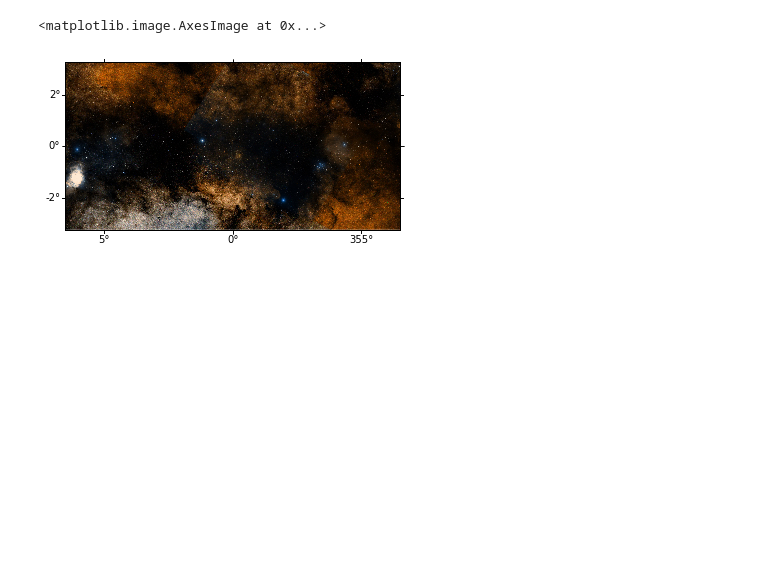
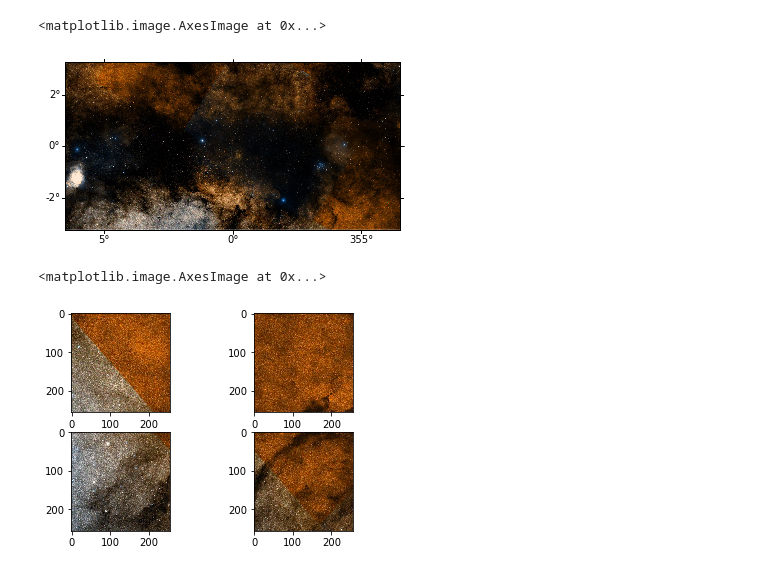
Before and after one commit to adl1995/HIPS-to-Py, a Jupyter notebook: examples/Tile distortion issue - Fix.ipynb, the cells around one changed output. Saved outputs shown, nothing was run; the diff lists cells and outputs as text; code cells hidden in the pictures; blank space fills up the shorter version.

```diff
--- a/examples/Tile distortion issue - Fix.ipynb
+++ b/examples/Tile distortion issue - Fix.ipynb
@@ -28,0 +34,9 @@ ax.imshow(painter.image, origin='lower', cmap='gray')
+# %%
+f, axarr = plt.subplots(2,2)
+axarr[0,0].imshow(painter.tiles[1].children[0].data)
+axarr[0,1].imshow(painter.tiles[1].children[1].data)
+axarr[1,0].imshow(painter.tiles[1].children[2].data)
+axarr[1,1].imshow(painter.tiles[1].children[3].data)
+# %% [output]
+<matplotlib.image.AxesImage at 0x...>
+[figure, added]
```
Also changed, not shown: parts of 2 cells of this notebook.
